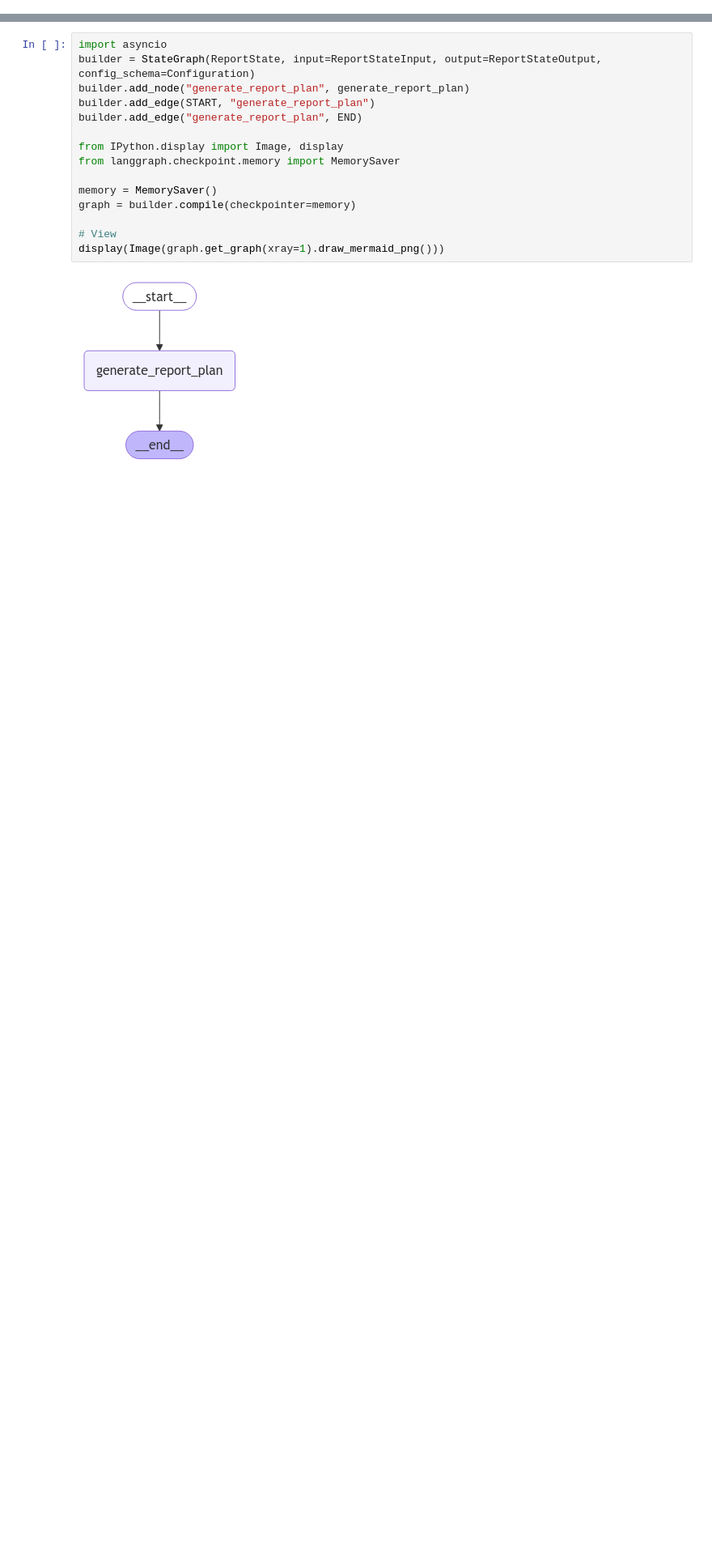
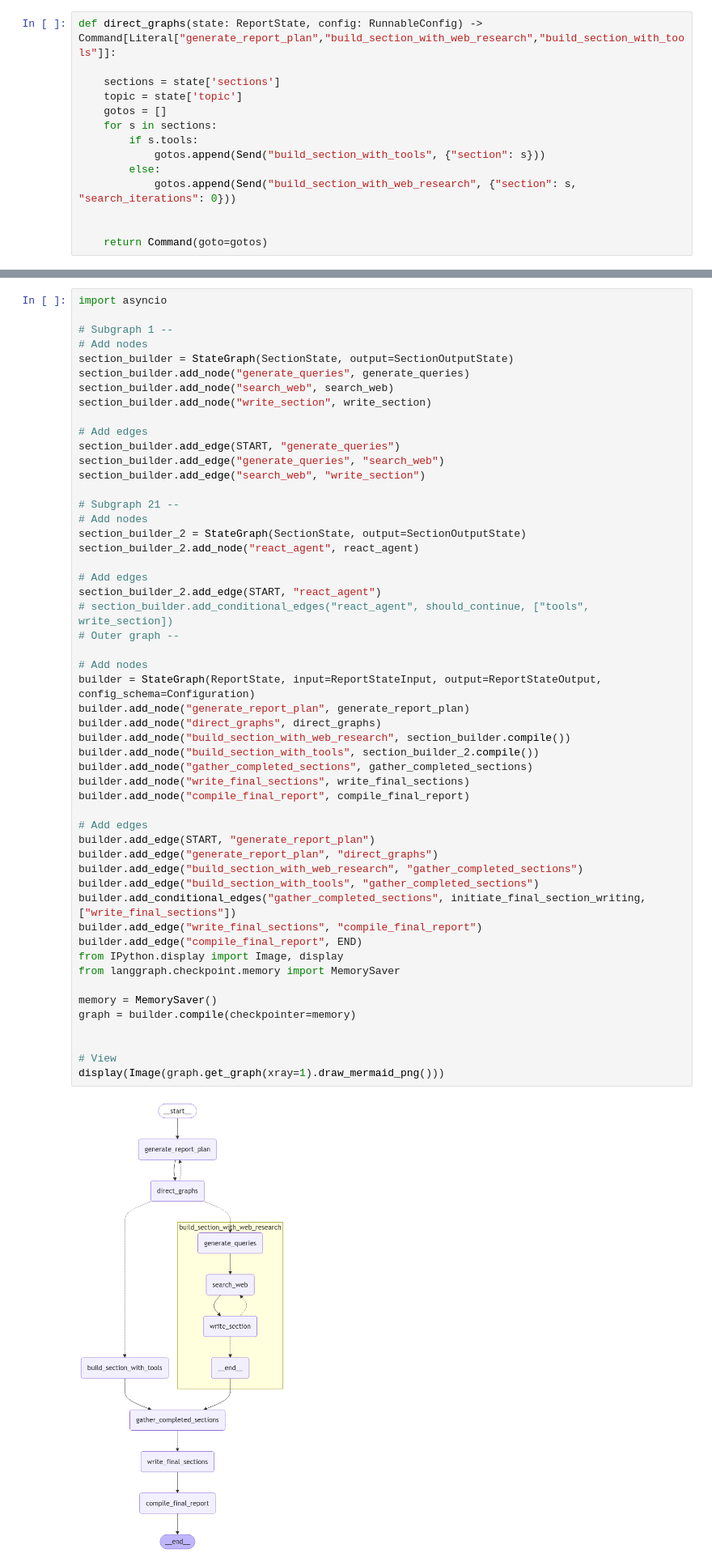
Before and after one commit to mikiwong/open_deep_research, a Jupyter notebook: src/open_deep_research_with_api/graph.ipynb, the cells around one changed output, grey strips where cells are left out. Shown: that part at 81% size. Cells and saved outputs as stored; diff of their text form; blank space fills up the shorter version.

```diff
--- a/src/open_deep_research_with_api/graph.ipynb
+++ b/src/open_deep_research_with_api/graph.ipynb
@@ -141,3 +139,17 @@ async def generate_report_plan(state: ReportState, config: RunnableConfig):
     sections = parsed.sections
 
     return {"sections": sections}
+# %%
+def direct_graphs(state: ReportState, config: RunnableConfig) -> Command[Literal["generate_report_plan","build_section_with_web_research","build_section_with_tools"]]:
+
+    sections = state['sections']
+    topic = state['topic']
+    gotos = []
+    for s in sections:
+        if s.tools:
+            gotos.append(Send("build_section_with_tools", {"section": s}))
+        else:
+            gotos.append(Send("build_section_with_web_research", {"section": s, "search_iterations": 0}))
+
+
+    return Command(goto=gotos)
@@ -144,19 +382,56 @@ async def generate_report_plan(state: ReportState, config: RunnableConfig):
 # %%
 import asyncio
+
+# Subgraph 1 --
+# Add nodes
+section_builder = StateGraph(SectionState, output=SectionOutputState)
+section_builder.add_node("generate_queries", generate_queries)
+section_builder.add_node("search_web", search_web)
+section_builder.add_node("write_section", write_section)
+
+# Add edges
+section_builder.add_edge(START, "generate_queries")
+section_builder.add_edge("generate_queries", "search_web")
+section_builder.add_edge("search_web", "write_section")
+
+# Subgraph 21 --
+# Add nodes
+section_builder_2 = StateGraph(SectionState, output=SectionOutputState)
+section_builder_2.add_node("react_agent", react_agent)
+
+# Add edges
+section_builder_2.add_edge(START, "react_agent")
+# section_builder.add_conditional_edges("react_agent", should_continue, ["tools", write_section])
+# Outer graph --
+
+# Add nodes
 builder = StateGraph(ReportState, input=ReportStateInput, output=ReportStateOutput, config_schema=Configuration)
 builder.add_node("generate_report_plan", generate_report_plan)
+builder.add_node("direct_graphs", direct_graphs)
+builder.add_node("build_section_with_web_research", section_builder.compile())
+builder.add_node("build_section_with_tools", section_builder_2.compile())
+builder.add_node("gather_completed_sections", gather_completed_sections)
+builder.add_node("write_final_sections", write_final_sections)
+builder.add_node("compile_final_report", compile_final_report)
+
+# Add edges
 builder.add_edge(START, "generate_report_plan")
-builder.add_edge("generate_report_plan", END)
-
+builder.add_edge("generate_report_plan", "direct_graphs")
+builder.add_edge("build_section_with_web_research", "gather_completed_sections")
+builder.add_edge("build_section_with_tools", "gather_completed_sections")
+builder.add_conditional_edges("gather_completed_sections", initiate_final_section_writing, ["write_final_sections"])
+builder.add_edge("write_final_sections", "compile_final_report")
+builder.add_edge("compile_final_report", END)
 from IPython.display import Image, display
 from langgraph.checkpoint.memory import MemorySaver
 
 memory = MemorySaver()
 graph = builder.compile(checkpointer=memory)
 
+
 # View
 display(Image(graph.get_graph(xray=1).draw_mermaid_png()))
 # %% [output]
-[figure, old version]
+[figure, new version]
 # %%
 import uuid
```
Also changed, not shown: parts of 8 cells of this notebook, 5 other files.
